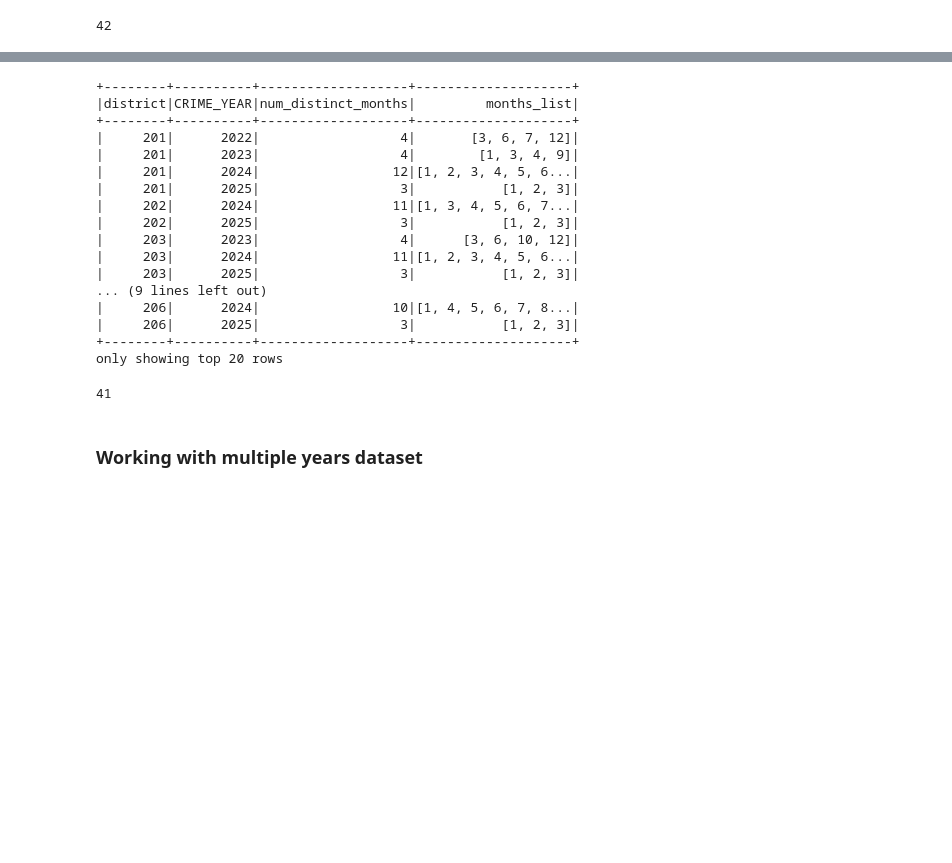
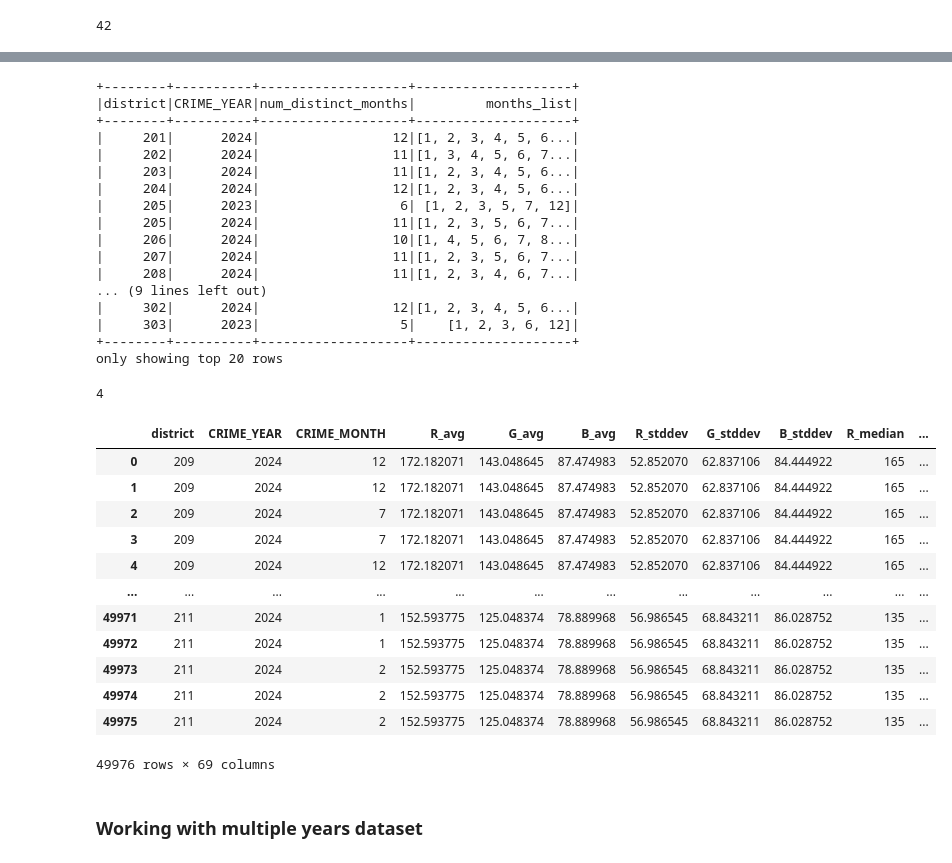
Before and after one commit to ElizabethSeth/Airflow, a Jupyter notebook: notebooks/new_features.ipynb, the cells around one changed output, grey strips where cells are left out. Saved outputs shown, nothing was run; the diff lists cells and outputs as text; code cells hidden in the pictures; blank space fills up the shorter version.

Commit message:
cleaning spark

```diff
--- a/notebooks/new_features.ipynb
+++ b/notebooks/new_features.ipynb
@@ -546,7 +548,7 @@ merged.select("district").distinct().count()
 # %% [output]
 42
 # %%
-df =spark.read.parquet(f"{path_data}/crime_nyc_years_aggregated_with_colors.parquet")
+df = spark.read.parquet(f"{path_data}/crime_nyc_years_shap.parquet")
 df.show(5)
 # %% [output]
 +--------+----------+-----------+------------------+------------------+-----------------+-----------------+-----------------+-----------------+--------+--------+--------+-----+-----+-----+-----+-----+ ...
@@ -559,3 +561,5 @@ df.show(5)
 |     209|      2025|          2|172.18207088255733|143.04864489228632|87.47498262682419|52.85206998242806|62.83710599980696|84.44492177017631|     165|     128|      52|  127|   93|   27|  215|  181| ...
 +--------+----------+-----------+------------------+------------------+-----------------+-----------------+-----------------+-----------------+--------+--------+--------+-----+-----+-----+-----+-----+ ...
 only showing top 5 rows
+# %%
+df = df.withColumn("quarter", F.ceil(F.col("CRIME_MONTH")/3))
@@ -582,31 +626,35 @@ only showing top 20 rows
 # %%
-result = df.groupBy("district", "CRIME_YEAR") \
-    .agg(
-        F.countDistinct("CRIME_MONTH").alias("num_distinct_months"),
-        F.sort_array(F.collect_set("CRIME_MONTH")).alias("months_list")
-    )
+# result = df.groupBy("district", "CRIME_YEAR") \
+#     .agg(
+#         F.countDistinct("CRIME_MONTH").alias("num_distinct_months"),
+#         F.sort_array(F.collect_set("CRIME_MONTH")).alias("months_list")
+#     )
 
-result = result.filter(F.col("num_distinct_months") > 2)
+# result = result.filter(F.col("num_distinct_months") > 4)
 
-result.show()
+# result.show()
 # %% [output]
 +--------+----------+-------------------+--------------------+
 |district|CRIME_YEAR|num_distinct_months|         months_list|
 +--------+----------+-------------------+--------------------+
-|     201|      2022|                  4|       [3, 6, 7, 12]|
-|     201|      2023|                  4|        [1, 3, 4, 9]|
 |     201|      2024|                 12|[1, 2, 3, 4, 5, 6...|
-|     201|      2025|                  3|           [1, 2, 3]|
 |     202|      2024|                 11|[1, 3, 4, 5, 6, 7...|
-|     202|      2025|                  3|           [1, 2, 3]|
-|     203|      2023|                  4|      [3, 6, 10, 12]|
 |     203|      2024|                 11|[1, 2, 3, 4, 5, 6...|
-|     203|      2025|                  3|           [1, 2, 3]|
+|     204|      2024|                 12|[1, 2, 3, 4, 5, 6...|
+|     205|      2023|                  6| [1, 2, 3, 5, 7, 12]|
+|     205|      2024|                 11|[1, 2, 3, 5, 6, 7...|
+|     206|      2024|                 10|[1, 4, 5, 6, 7, 8...|
+|     207|      2024|                 11|[1, 2, 3, 5, 6, 7...|
+|     208|      2024|                 11|[1, 2, 3, 4, 6, 7...|
 ... (9 lines left out)
-|     206|      2024|                 10|[1, 4, 5, 6, 7, 8...|
-|     206|      2025|                  3|           [1, 2, 3]|
+|     302|      2024|                 12|[1, 2, 3, 4, 5, 6...|
+|     303|      2023|                  5|    [1, 2, 3, 6, 12]|
 +--------+----------+-------------------+--------------------+
 only showing top 20 rows
+# %%
+result.select("CRIME_YEAR").distinct().count()
+# %% [output]
+4
 # %%
 valid_months = result.select(
     "district",
@@ -620,4 +668,20 @@ df_filtered = (
           on=["district", "CRIME_YEAR", "CRIME_MONTH"],
           how="inner")
 )
+# %%
+df_filtered.toPandas()
+# %% [output]
+|  | district | CRIME_YEAR | CRIME_MONTH | R_avg | G_avg | B_avg | R_stddev | G_stddev | B_stddev | R_median | ... |
+| 0 | 209 | 2024 | 12 | 172.182071 | 143.048645 | 87.474983 | 52.852070 | 62.837106 | 84.444922 | 165 | ... |
+| 1 | 209 | 2024 | 12 | 172.182071 | 143.048645 | 87.474983 | 52.852070 | 62.837106 | 84.444922 | 165 | ... |
+| 2 | 209 | 2024 | 7 | 172.182071 | 143.048645 | 87.474983 | 52.852070 | 62.837106 | 84.444922 | 165 | ... |
+| 3 | 209 | 2024 | 7 | 172.182071 | 143.048645 | 87.474983 | 52.852070 | 62.837106 | 84.444922 | 165 | ... |
+| 4 | 209 | 2024 | 12 | 172.182071 | 143.048645 | 87.474983 | 52.852070 | 62.837106 | 84.444922 | 165 | ... |
+| ... | ... | ... | ... | ... | ... | ... | ... | ... | ... | ... | ... |
+| 49971 | 211 | 2024 | 1 | 152.593775 | 125.048374 | 78.889968 | 56.986545 | 68.843211 | 86.028752 | 135 | ... |
+| 49972 | 211 | 2024 | 1 | 152.593775 | 125.048374 | 78.889968 | 56.986545 | 68.843211 | 86.028752 | 135 | ... |
+| 49973 | 211 | 2024 | 2 | 152.593775 | 125.048374 | 78.889968 | 56.986545 | 68.843211 | 86.028752 | 135 | ... |
+| 49974 | 211 | 2024 | 2 | 152.593775 | 125.048374 | 78.889968 | 56.986545 | 68.843211 | 86.028752 | 135 | ... |
+| 49975 | 211 | 2024 | 2 | 152.593775 | 125.048374 | 78.889968 | 56.986545 | 68.843211 | 86.028752 | 135 | ... |
+49976 rows × 69 columns
 # %%
@@ -625,7 +691,3 @@ df_filtered.write.mode("overwrite").parquet(f"{path_data}/crime_nyc_years_aggreg
-# %%
-df_filtered.select("district").distinct().count()
-# %% [output]
-41
 # %% [markdown]
 ### Working with multiple years dataset
 # %%
```
Also changed, not shown: parts of 184 cells of this notebook, 23 other files.
